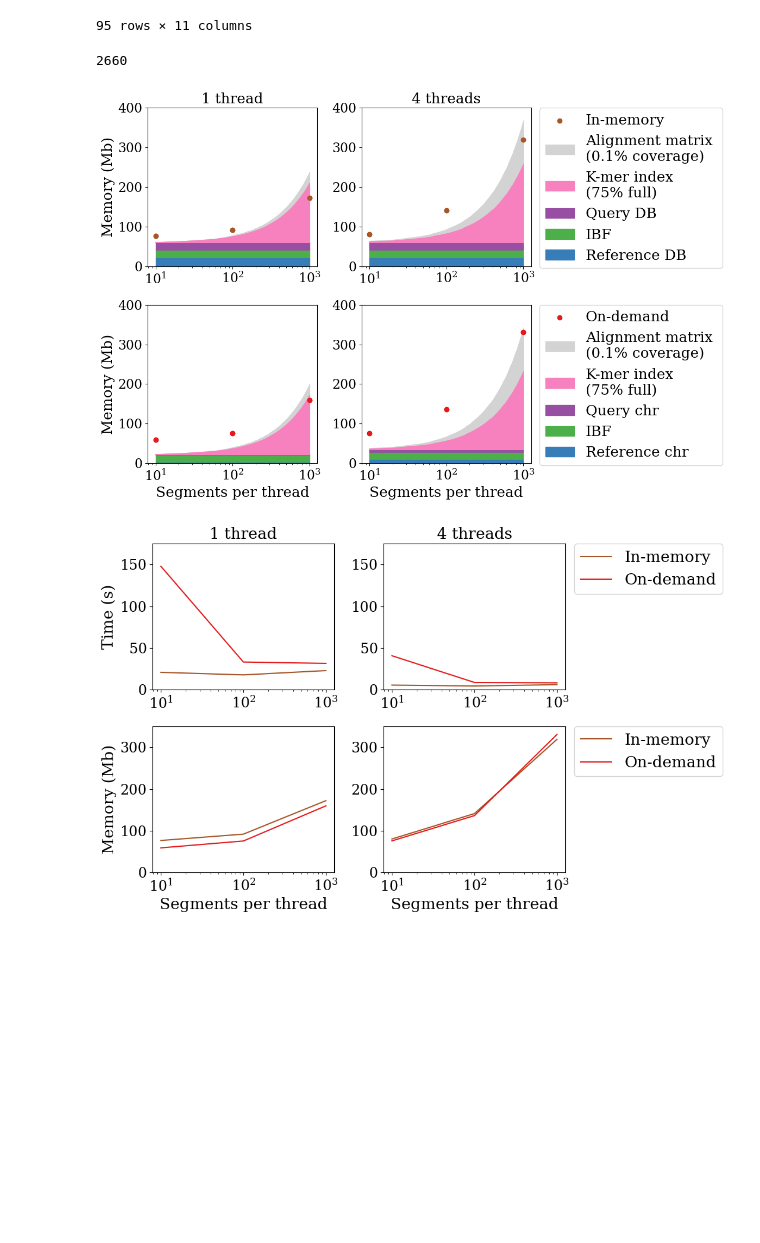
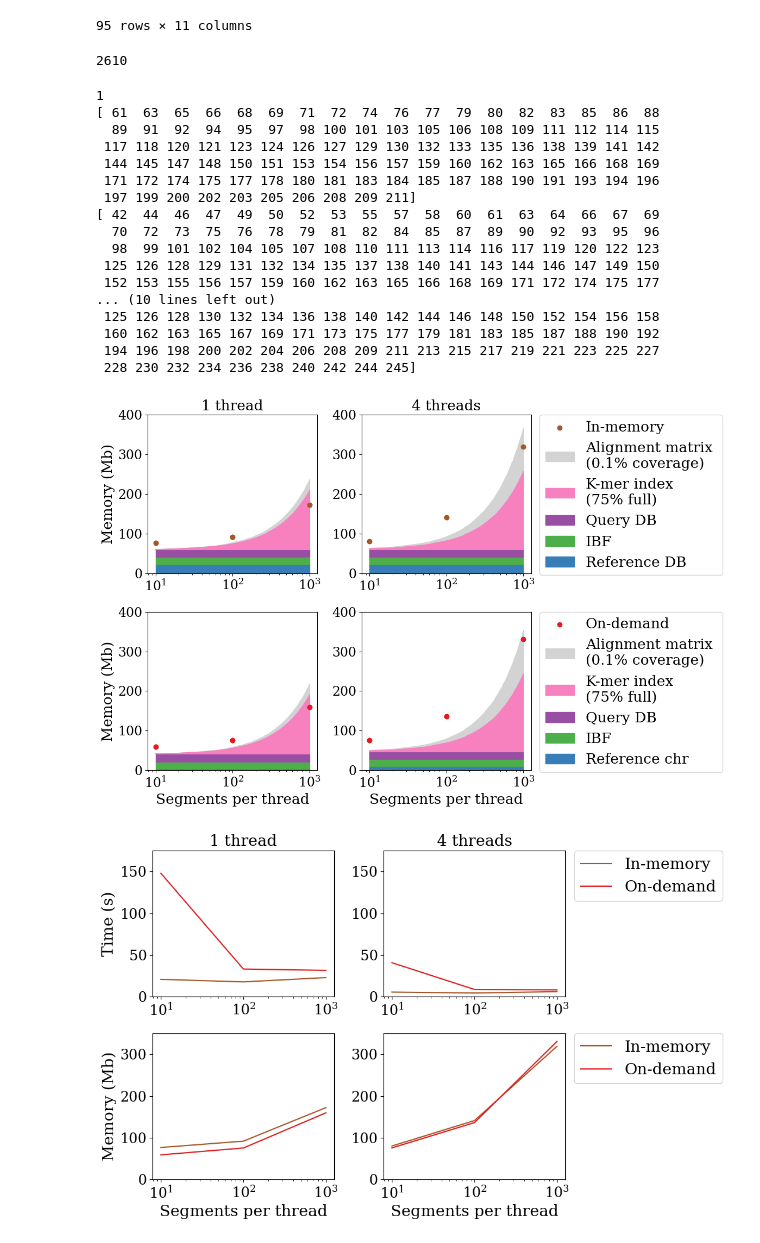
Before and after one commit to eaasna/DREAM-stellar-benchmark, a Jupyter notebook: work-python/markov/Distribution granularity.ipynb, the cells around one changed output. Cells and saved outputs as stored; diff of their text form; code cells hidden in the pictures; blank space fills up the shorter version.

Commit message:
Threads and error rate benchmark

```diff
--- a/work-python/markov/Distribution granularity.ipynb
+++ b/work-python/markov/Distribution granularity.ipynb
@@ -278,5 +441,19 @@ FileNotFoundError: [Errno 2] No such file or directory: '10Mb_equal/error_rate_t
 # %% [markdown]
 #### Cart parameters
+# %%
+XXSMALL_SIZE = 11
+XSMALL_SIZE = 13
+SMALL_SIZE = 17
+MEDIUM_SIZE = 19
+BIGGER_SIZE = 21
+
+plt.rc('font', size=SMALL_SIZE)          # controls default text sizes
+plt.rc('axes', titlesize=MEDIUM_SIZE)     # fontsize of the axes title
+plt.rc('axes', labelsize=MEDIUM_SIZE)    # fontsize of the x and y labels
+plt.rc('xtick', labelsize=SMALL_SIZE)    # fontsize of the tick labels
+plt.rc('ytick', labelsize=SMALL_SIZE)    # fontsize of the tick labels
+plt.rc('legend', fontsize=MEDIUM_SIZE)    # legend fontsize
+plt.rc('figure', titlesize=MEDIUM_SIZE)  # fontsize of the figure title
 # %%
 ref_size = "10Mb_equal"
 df = get_no_time_df(ref_size + "/full.log")
@@ -317,6 +488,6 @@ df
 95 rows × 11 columns
 # %%
 build = df[df["exec-path"] == "build"].copy()
-build.drop(["adapt_cutoff", "errors", "exec-path", "seg-count", "error-rate"], axis = 1, inplace = True)
+build.drop(["adapt_cutoff", "errors", "exec-path", "error-rate"], axis = 1, inplace = True)
 io = df[df["exec-path"] == "build_io"].copy()
-io.drop(["adapt_cutoff", "errors", "exec-path", "seg-count", "error-rate"], axis = 1, inplace = True)
+io.drop(["adapt_cutoff", "errors", "exec-path", "error-rate"], axis = 1, inplace = True)
@@ -323,8 +511,9 @@ io.drop(["adapt_cutoff", "errors", "exec-path", "seg-count", "error-rate"], axis
 # %%
+seg_len = query_size / build["seg-count"].iloc[0]
 kmers_per_segment = int(seg_len - qgram_size + 1)
 kmers_per_segment
 # %% [output]
-2660
+2610
 # %%
 def plot_cols(data, ax, column, color, label):
     capacities = [1, 2, 4, 1000]
@@ -344,23 +533,6 @@ def plot_cols(data, ax, column, color, label):
     legend_square = mpatches.Patch(color=color, label=label)
     #ax.legend(handles=[legend_square])
 # %%
-ibf_size = 17944233 + 41414 + 390
-database_size = 10 * 1024 * 1024
-query_size = 10 * 1024 * 1024
-
-qindex_full = 0.75
-qgram_size = 12
-bytes_per_qgram = 16 # assuming no repeat k-mers
-
-window_size = 20
-bytes_per_window = 1
-
-query_seg_count = 4000
-query_segment_size = int(round(query_size / query_seg_count, 0))
-
-queue_capacity = 50
-hit_coverage = 0.001
-
 styles = ["-", "-"]
 fig, ax = plt.subplots(2, 2)
 fig.set_size_inches(12, 8)
@@ -409,6 +581,9 @@ for t in [1, 4]:
     #print(seqan2_seq_size)
     kmer_index_size = (t * size_correction * kmers_per_segment * fullness / 10**6 + seqan2_seq_size + queries[0]).astype(int)
 
+    print(t)
+    print(kmer_index_size)
+
     kmers_per_segment = int(seg_len - window_size + 1)
 
     alignment_matrix_size = (np.array(x_values) * t * hit_coverage * seg_len * bin_size / 10**6 + kmer_index_size).astype(int)
@@ -448,8 +623,7 @@ for t in [1, 4]:
 
     databases = [int(np.round(t * 2 * database_chr_size / 10**6, 0))] * x_len
     ibf = [int(np.round(ibf_size / 10**6 + databases[0], 0))] * x_len
-    queries = [int(np.round(t * 2 * query_chr_size / 10**6 + ibf[0], 0))] * x_len
-
+    queries = [int(np.round((2 * query_size) / 10**6 + ibf[0], 0))] * x_len
 
     x_len = len(x_values)
 
@@ -460,6 +634,7 @@ for t in [1, 4]:
     #print(seqan2_seq_size)
     kmer_index_size = (t * size_correction * kmers_per_segment * fullness / 10**6 + seqan2_seq_size + queries[0]).astype(int)
 
+    print(kmer_index_size)
     kmers_per_segment = int(seg_len - window_size + 1)
 
     #alignment_matrix_size = (data["threads"].iloc[0] * x_values * hit_coverage * seg_len * bin_size / 10**6 + kmer_index_size).astype(int)
@@ -472,39 +647,56 @@ for t in [1, 4]:
     #aks.fill_between(data.index.values, data["kmer-index-size"], data["Memory (kb)"] / 10**3, label = mem_labels[6], color = "lightgray")
     aks.fill_between(x_values, local_filter_size, kmer_index_size, label = mem_labels[0], color = CB_color_cycle[3])
     #aks.fill_between(data.index.values, queries, , label = mem_labels[7], color = CB_color_cycle[6])
-    aks.fill_between(data.index.values, ibf, queries, label = mem_labels[2], color = CB_color_cycle[5])
+    aks.fill_between(data.index.values, ibf, queries, label = mem_labels[1], color = CB_color_cycle[5])
     aks.fill_between(data.index.values, databases, ibf, label = mem_labels[3], color = CB_color_cycle[2])
     aks.fill_between(data.index.values, zeroes, databases, label = mem_labels[5], color = CB_color_cycle[0])
     aks.scatter(data.index.values, data["Memory (kb)"] / 10**3, color = colors[i])
 
     i = 0
     j += 1
 
 for i in range(0, 2, 1):
     for j in range(0, 2, 1):
         ax[i][j].set_ylim(0, 400)
         #ax[i][j].set_ylim(0, np.max(data["Memory (kb)"]) * 1.2 / 1024)
         #ax[i][j].set_xlabel("Cart capacity")
 
 i = 1
 for j in range(0, 2, 1):
     ax[i][j].set_xlabel("Segments per thread")
 j = 0
 for i in range(0, 2, 1):
     ax[i][j].set_ylabel("Memory (Mb)")
 
 ax[0][0].set_title("1 thread")
 ax[0][1].set_title("4 threads")
 
 ax[0][1].legend(bbox_to_anchor = (1.05, 1),  loc='upper left', borderaxespad=0.)
 ax[1][1].legend(bbox_to_anchor = (1.05, 1),  loc='upper left', borderaxespad=0.)
 
 #fig.suptitle(r"Searching 10k $\epsilon$(50, 3)-matches between 100Mb reference and 1Mb query")
 fig.tight_layout()  # otherwise the right y-label is slightly clipped
 fig.savefig(ref_size + "_memory_usage.png", dpi=400, bbox_inches='tight')
 plt.show()
 # %% [output]
+1
+[ 61  63  65  66  68  69  71  72  74  76  77  79  80  82  83  85  86  88
+  89  91  92  94  95  97  98 100 101 103 105 106 108 109 111 112 114 115
+ 117 118 120 121 123 124 126 127 129 130 132 133 135 136 138 139 141 142
+ 144 145 147 148 150 151 153 154 156 157 159 160 162 163 165 166 168 169
+ 171 172 174 175 177 178 180 181 183 184 185 187 188 190 191 193 194 196
+ 197 199 200 202 203 205 206 208 209 211]
+[ 42  44  46  47  49  50  52  53  55  57  58  60  61  63  64  66  67  69
+  70  72  73  75  76  78  79  81  82  84  85  87  89  90  92  93  95  96
+  98  99 101 102 104 105 107 108 110 111 113 114 116 117 119 120 122 123
+ 125 126 128 129 131 132 134 135 137 138 140 141 143 144 146 147 149 150
+ 152 153 155 156 157 159 160 162 163 165 166 168 169 171 172 174 175 177
+... (10 lines left out)
+ 125 126 128 130 132 134 136 138 140 142 144 146 148 150 152 154 156 158
+ 160 162 163 165 167 169 171 173 175 177 179 181 183 185 187 188 190 192
+ 194 196 198 200 202 204 206 208 209 211 213 215 217 219 221 223 225 227
+ 228 230 232 234 236 238 240 242 244 245]
-[figure, old version]
+[figure, new version]
 # %%
 ref_size = "10Mb_equal"
 if (ref_size == "10Mb_equal"):
```
Also changed, not shown: parts of 23 cells of this notebook.
